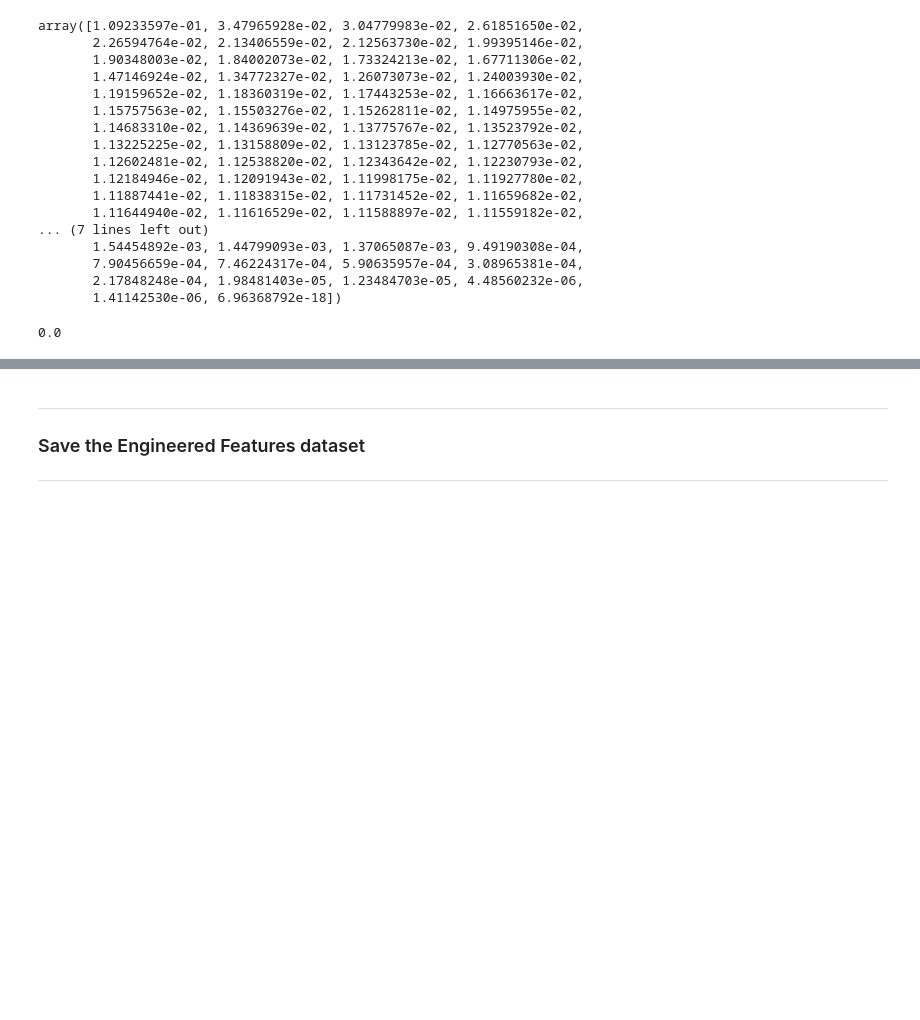
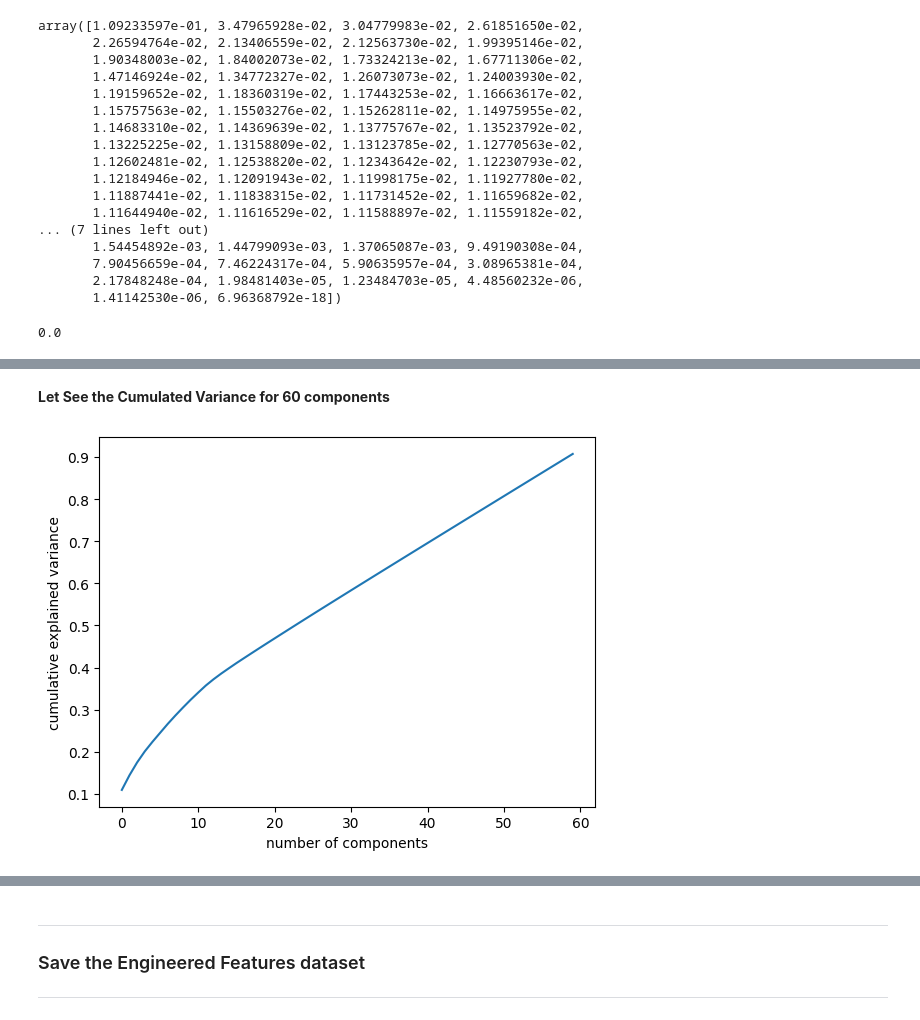
Before and after one commit to ABF-QC/Module2_Project3, a Jupyter notebook: notebook/Feature_Engineering.ipynb, the cells around one changed output, grey strips where cells are left out. Cells and saved outputs as stored; diff of their text form; code cells hidden in the pictures; blank space fills up the shorter version.

```diff
--- a/notebook/Feature_Engineering.ipynb
+++ b/notebook/Feature_Engineering.ipynb
@@ -235,3 +238,12 @@ plt.ylabel('cumulative explained variance');
+# %% [markdown]
+**Let See the Cumulated Variance for 60 components**
+# %%
+pca = PCA(n_components=60, whiten=True).fit(X_scaled)
+plt.plot(np.cumsum(pca.explained_variance_ratio_))
+plt.xlabel('number of components')
+plt.ylabel('cumulative explained variance');
+# %% [output]
+[figure, added]
 # %% [markdown]
 ---
 ### Investigating the correlation
```
Also changed, not shown: parts of 9 cells of this notebook, 5 other files.
